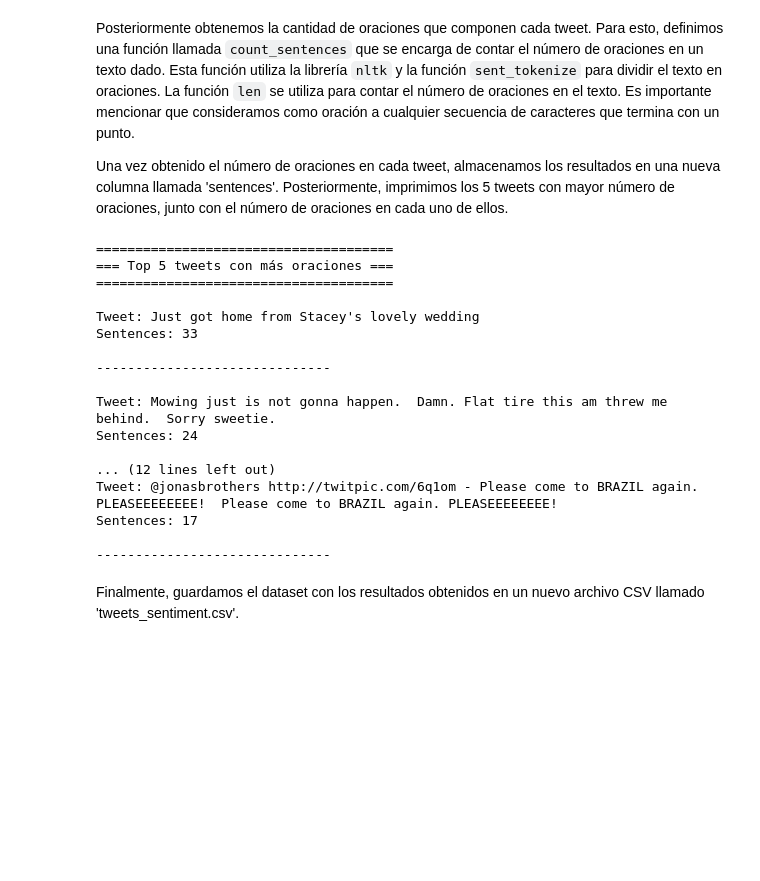
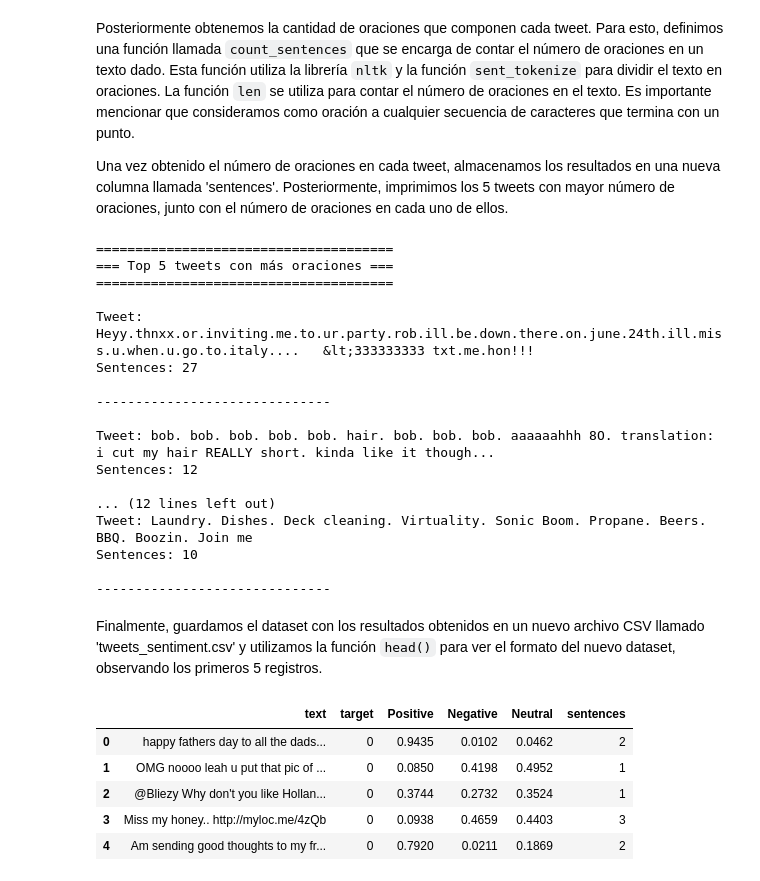
Before and after one commit to AlfonsoPineda/AdvancedAI, a Jupyter notebook: Bloque II y III/M3. NLP/Actividad 2 - Aplicación de análisis de sentimientos.ipynb, the cells around one changed output. Saved outputs shown, nothing was run; the diff lists cells and outputs as text; code cells hidden in the pictures; blank space fills up the shorter version.

Commit message:
Sentiment analysis activity part 2

```diff
--- a/Bloque II y III/M3. NLP/Actividad 2 - Aplicación de análisis de sentimientos.ipynb
+++ b/Bloque II y III/M3. NLP/Actividad 2 - Aplicación de análisis de sentimientos.ipynb
@@ -346,17 +356,15 @@ import nltk
 from nltk.tokenize import sent_tokenize
 import spacy
 
-# Cargar el modelo en inglés de spaCy
-nlp = spacy.load("en_core_web_sm")
-
 # Función para contar las oraciones en un texto y agregarlo como columna 'sentences'
 def count_sentences(text):
-    doc = nlp(text)
-    sentences = list(doc.sents)  # Obtener las oraciones del documento
+    sentences = text.split('.')  # Dividir el texto por puntos
+    # Eliminar elementos vacíos resultantes de la división
+    sentences = [sentence.strip() for sentence in sentences if sentence.strip()]
     return len(sentences)
 
 # Aplicar la función a cada fila del DataFrame y agregar la columna 'sentences'
-sampled_data['sentences'] = data['text'].apply(count_sentences)
+sampled_data['sentences'] = sampled_data['text'].apply(count_sentences)
 # %%
 top_sentences = sampled_data.nlargest(5, 'sentences')[['text', 'sentences']]
 
@@ -375,20 +383,29 @@ for index, row in top_sentences.iterrows():
 === Top 5 tweets con más oraciones ===
 ======================================
 
-Tweet: Just got home from Stacey's lovely wedding
-Sentences: 33
+Tweet: Heyy.thnxx.or.inviting.me.to.ur.party.rob.ill.be.down.there.on.june.24th.ill.miss.u.when.u.go.to.italy....   &lt;333333333 txt.me.hon!!!
+Sentences: 27
 
 ------------------------------
 
-Tweet: Mowing just is not gonna happen.  Damn. Flat tire this am threw me behind.  Sorry sweetie.
-Sentences: 24
+Tweet: bob. bob. bob. bob. bob. hair. bob. bob. bob. aaaaaahhh 8O. translation: i cut my hair REALLY short. kinda like it though...
+Sentences: 12
 
 ... (12 lines left out)
-Tweet: @jonasbrothers http://twitpic.com/6q1om - Please come to BRAZIL again. PLEASEEEEEEEE!  Please come to BRAZIL again. PLEASEEEEEEEE!
-Sentences: 17
+Tweet: Laundry. Dishes. Deck cleaning. Virtuality. Sonic Boom. Propane. Beers. BBQ. Boozin. Join me
+Sentences: 10
 
 ------------------------------
 # %% [markdown]
-Finalmente, guardamos el dataset con los resultados obtenidos en un nuevo archivo CSV llamado 'tweets_sentiment.csv'.
+Finalmente, guardamos el dataset con los resultados obtenidos en un nuevo archivo CSV llamado 'tweets_sentiment.csv' y utilizamos la función `head()` para ver el formato del nuevo dataset, observando los primeros 5 registros.
+# %%
+sampled_data.head()
+# %% [output]
+|  | text | target | Positive | Negative | Neutral | sentences |
+| 0 | happy fathers day to all the dads... | 0 | 0.9435 | 0.0102 | 0.0462 | 2 |
+| 1 | OMG noooo leah u put that pic of ... | 0 | 0.0850 | 0.4198 | 0.4952 | 1 |
+| 2 | @Bliezy Why don't you like Hollan... | 0 | 0.3744 | 0.2732 | 0.3524 | 1 |
+| 3 | Miss my honey.. http://myloc.me/4zQb | 0 | 0.0938 | 0.4659 | 0.4403 | 3 |
+| 4 | Am sending good thoughts to my fr... | 0 | 0.7920 | 0.0211 | 0.1869 | 2 |
 # %%
 # Guardar el DataFrame actualizado con la nueva columna
```
Also changed, not shown: parts of 3 cells of this notebook, 2 other files.
